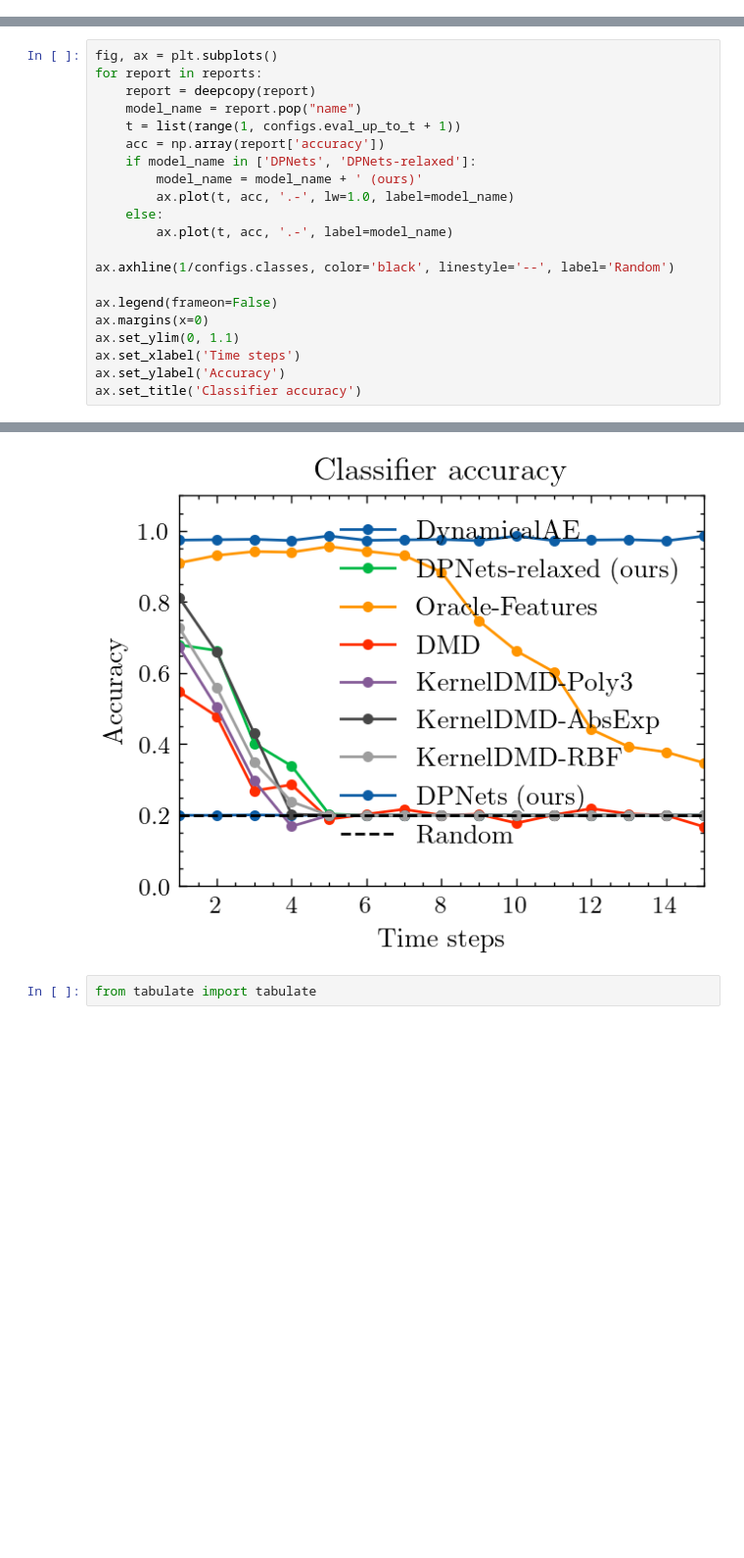
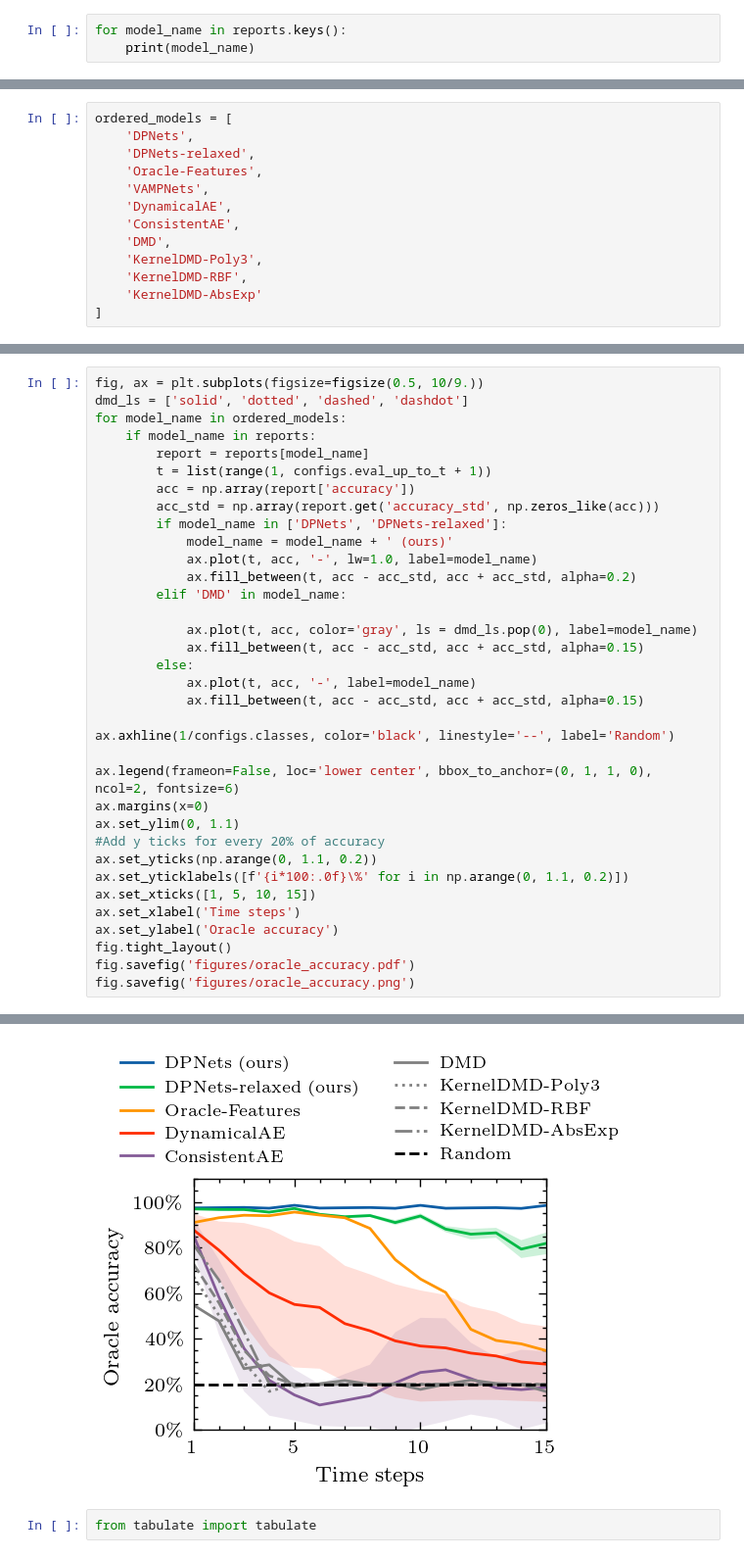
Before and after one commit to pietronvll/DPNets, a Jupyter notebook: ordered_MNIST/figures.ipynb, the cells around one changed output, grey strips where cells are left out. Shown at 98% size. Saved outputs shown, nothing was run; the diff lists cells and outputs as text; blank space fills up the shorter version.

Commit message:
Updated figures

```diff
--- a/ordered_MNIST/figures.ipynb
+++ b/ordered_MNIST/figures.ipynb
@@ -69,0 +66,3 @@ list(reports[3].keys())
+# %%
+for model_name in reports.keys():
+    print(model_name)
@@ -69,0 +79,13 @@ list(reports[3].keys())
+# %%
+ordered_models = [
+    'DPNets',
+    'DPNets-relaxed',
+    'Oracle-Features',
+    'VAMPNets',
+    'DynamicalAE',
+    'ConsistentAE',
+    'DMD',
+    'KernelDMD-Poly3',
+    'KernelDMD-RBF',
+    'KernelDMD-AbsExp'
+]
@@ -70,22 +106,36 @@ list(reports[3].keys())
 # %%
-fig, ax = plt.subplots()
-for report in reports:
-    report = deepcopy(report)
-    model_name = report.pop("name")
-    t = list(range(1, configs.eval_up_to_t + 1))
-    acc = np.array(report['accuracy'])
-    if model_name in ['DPNets', 'DPNets-relaxed']:
-        model_name = model_name + ' (ours)'
-        ax.plot(t, acc, '.-', lw=1.0, label=model_name)
-    else:
-        ax.plot(t, acc, '.-', label=model_name)
+fig, ax = plt.subplots(figsize=figsize(0.5, 10/9.))
+dmd_ls = ['solid', 'dotted', 'dashed', 'dashdot']
+for model_name in ordered_models:
+    if model_name in reports:
+        report = reports[model_name]
+        t = list(range(1, configs.eval_up_to_t + 1))
+        acc = np.array(report['accuracy'])
+        acc_std = np.array(report.get('accuracy_std', np.zeros_like(acc)))
+        if model_name in ['DPNets', 'DPNets-relaxed']:
+            model_name = model_name + ' (ours)'
+            ax.plot(t, acc, '-', lw=1.0, label=model_name)
+            ax.fill_between(t, acc - acc_std, acc + acc_std, alpha=0.2)
+        elif 'DMD' in model_name:
+
+            ax.plot(t, acc, color='gray', ls = dmd_ls.pop(0), label=model_name)
+            ax.fill_between(t, acc - acc_std, acc + acc_std, alpha=0.15)
+        else:
+            ax.plot(t, acc, '-', label=model_name)
+            ax.fill_between(t, acc - acc_std, acc + acc_std, alpha=0.15)
 
 ax.axhline(1/configs.classes, color='black', linestyle='--', label='Random')
 
-ax.legend(frameon=False)
+ax.legend(frameon=False, loc='lower center', bbox_to_anchor=(0, 1, 1, 0), ncol=2, fontsize=6)
 ax.margins(x=0)
 ax.set_ylim(0, 1.1)
+#Add y ticks for every 20% of accuracy
+ax.set_yticks(np.arange(0, 1.1, 0.2))
+ax.set_yticklabels([f'{i*100:.0f}\%' for i in np.arange(0, 1.1, 0.2)])
+ax.set_xticks([1, 5, 10, 15])
 ax.set_xlabel('Time steps')
-ax.set_ylabel('Accuracy')
-ax.set_title('Classifier accuracy')
+ax.set_ylabel('Oracle accuracy')
+fig.tight_layout()
+fig.savefig('figures/oracle_accuracy.pdf')
+fig.savefig('figures/oracle_accuracy.png')
 # %% [output]
@@ -93,4 +142,4 @@ Text(0.5, 1.0, 'Classifier accuracy')
-[figure, old version]
+[figure, new version]
 # %%
 from tabulate import tabulate
 # %%
```
Also changed, not shown: parts of 8 cells of this notebook, 2 other files.
